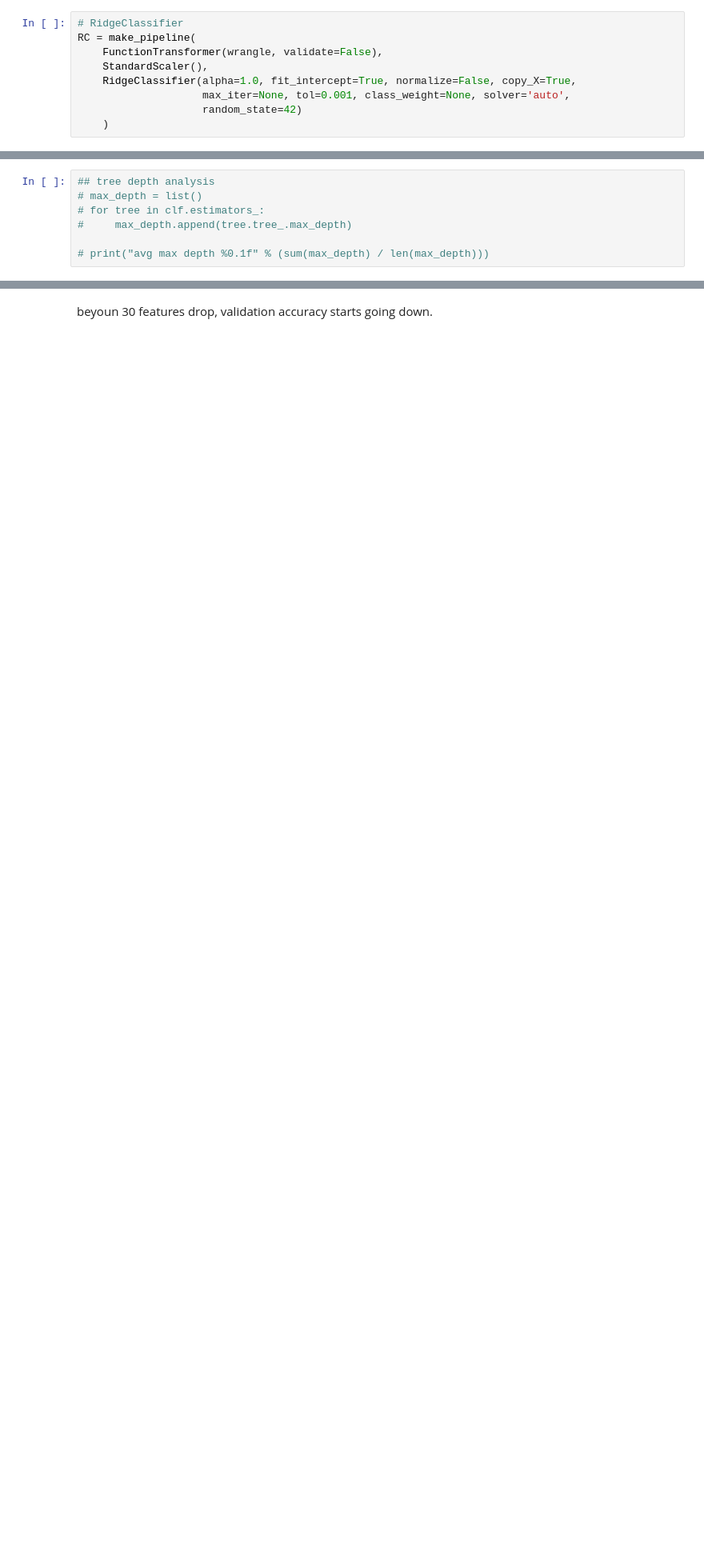
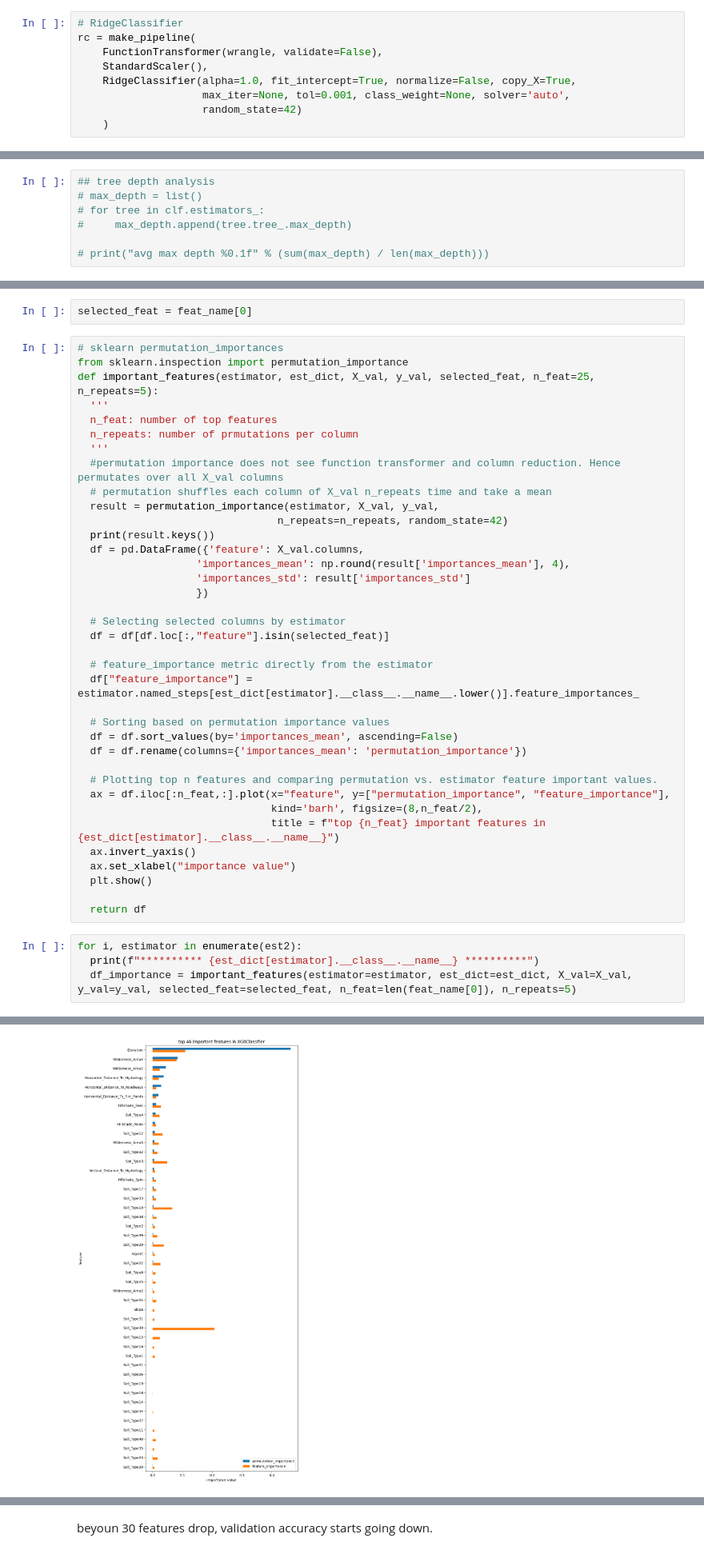
Before and after one commit to skhabiri/DS-Unit-2-Applied-Modeling, a Jupyter notebook: module4-model-interpretation/skhabiri_LS_DS_build2_assignment.ipynb, the cells around one changed output, grey strips where cells are left out. Shown: that part at 80% size. Drawn from its saved outputs; the diff is of its cells as text; blank space fills up the shorter version.

```diff
--- a/module4-model-interpretation/skhabiri_LS_DS_build2_assignment.ipynb
+++ b/module4-model-interpretation/skhabiri_LS_DS_build2_assignment.ipynb
@@ -347,6 +303,6 @@ running transformer ....
 # %%
 # RidgeClassifier
-RC = make_pipeline(
+rc = make_pipeline(
     FunctionTransformer(wrangle, validate=False),
     StandardScaler(),
     RidgeClassifier(alpha=1.0, fit_intercept=True, normalize=False, copy_X=True,
@@ -644,0 +421,44 @@ importances.plot.barh()
+# %%
+selected_feat = feat_name[0]
+# %%
+# sklearn permutation_importances
+from sklearn.inspection import permutation_importance
+def important_features(estimator, est_dict, X_val, y_val, selected_feat, n_feat=25, n_repeats=5):
+  '''
+  n_feat: number of top features
+  n_repeats: number of prmutations per column
+  '''
+  #permutation importance does not see function transformer and column reduction. Hence permutates over all X_val columns
+  # permutation shuffles each column of X_val n_repeats time and take a mean
+  result = permutation_importance(estimator, X_val, y_val,
+                                n_repeats=n_repeats, random_state=42)
+  print(result.keys())
+  df = pd.DataFrame({'feature': X_val.columns,
+                   'importances_mean': np.round(result['importances_mean'], 4),
+                   'importances_std': result['importances_std']
+                   })
+
+  # Selecting selected columns by estimator
+  df = df[df.loc[:,"feature"].isin(selected_feat)]
+
+  # feature_importance metric directly from the estimator
+  df["feature_importance"] = estimator.named_steps[est_dict[estimator].__class__.__name__.lower()].feature_importances_
+
+  # Sorting based on permutation importance values
+  df = df.sort_values(by='importances_mean', ascending=False)
+  df = df.rename(columns={'importances_mean': 'permutation_importance'})
+
+  # Plotting top n features and comparing permutation vs. estimator feature important values.
+  ax = df.iloc[:n_feat,:].plot(x="feature", y=["permutation_importance", "feature_importance"],
+                               kind='barh', figsize=(8,n_feat/2),
+                               title = f"top {n_feat} important features in {est_dict[estimator].__class__.__name__}")
+  ax.invert_yaxis()
+  ax.set_xlabel("importance value")
+  plt.show()
+
+  return df
+# %%
+for i, estimator in enumerate(est2):
+  print(f"********** {est_dict[estimator].__class__.__name__} **********")
+  df_importance = important_features(estimator=estimator, est_dict=est_dict, X_val=X_val, y_val=y_val, selected_feat=selected_feat, n_feat=len(feat_name[0]), n_repeats=5)
+# %% [output]
@@ -644,0 +467 @@ importances.plot.barh()
+[figure, added]
```
Also changed, not shown: parts of 46 cells of this notebook.
